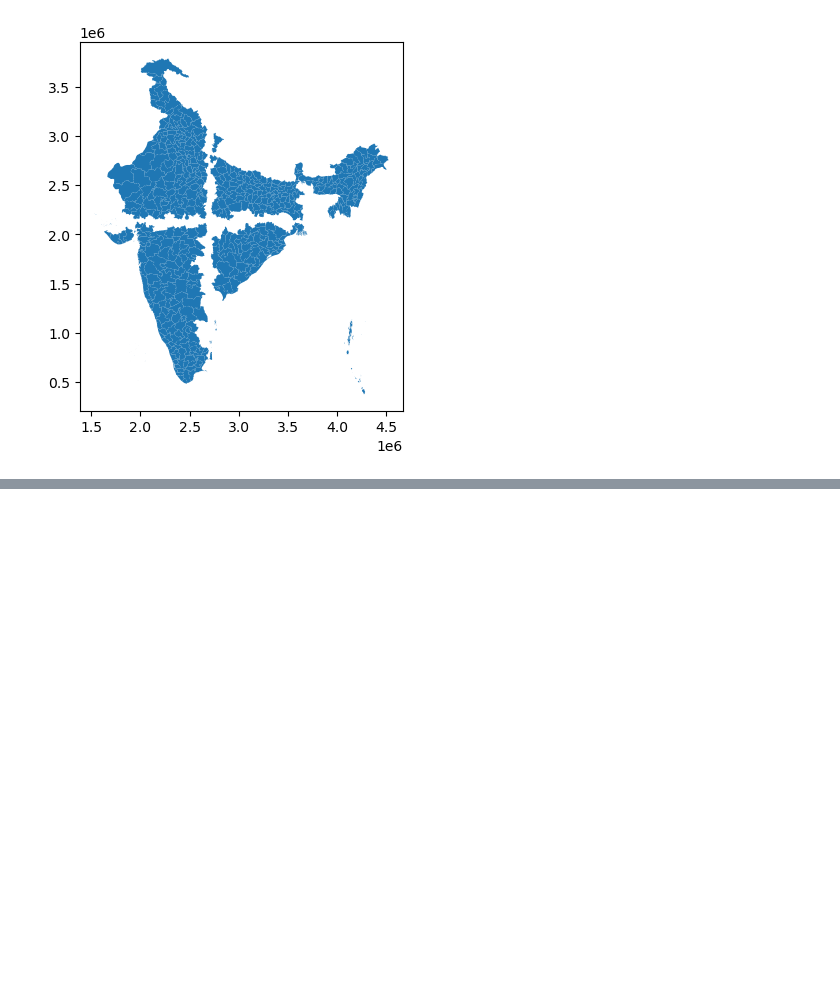
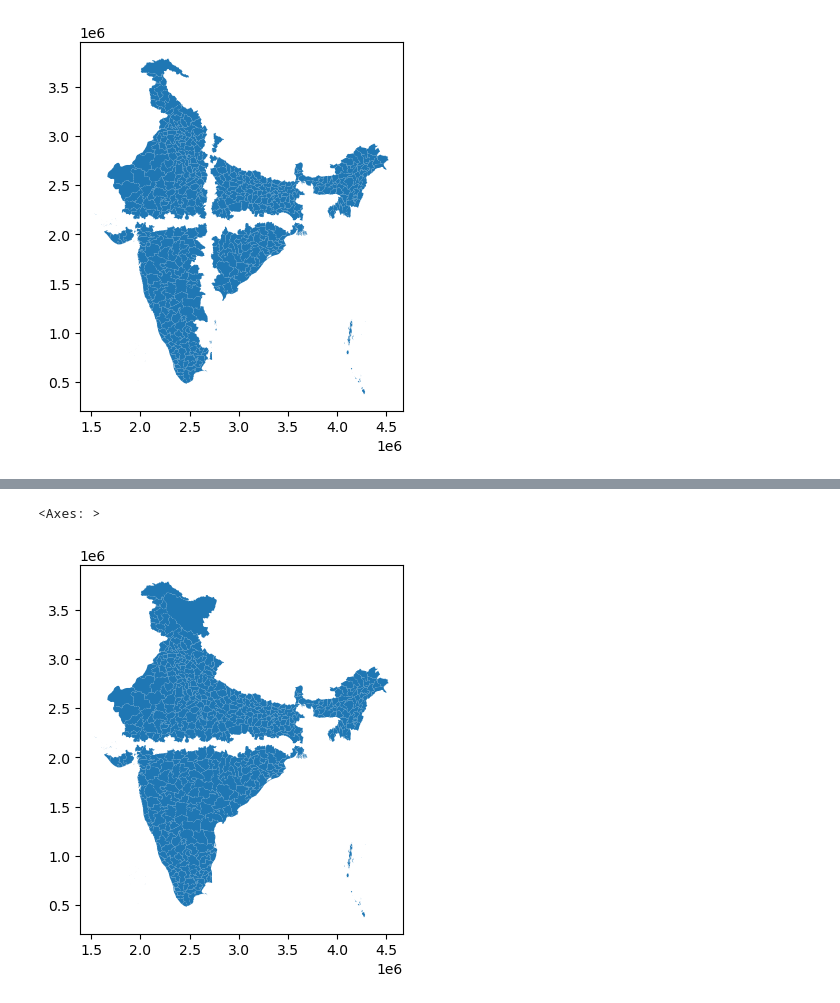
Before and after one commit to gokussj100/geodfprepro, a Jupyter notebook: Tarea 3 .ipynb, the cells around one changed output, grey strips where cells are left out. Cells and saved outputs as stored; diff of their text form; code cells hidden in the pictures; blank space fills up the shorter version.

```diff
--- a/Tarea 3 .ipynb
+++ b/Tarea 3 .ipynb
@@ -713,0 +719,5 @@ india_municipalities.overlay(muniMidindia, how='difference').plot()
+# %%
+MunisN_india.overlay(MunisS_india, how="symmetric_difference",keep_geom_type=False).plot()
+# %% [output]
+<Axes: >
+[figure, added]
```
Also changed, not shown: parts of 5 cells of this notebook.
